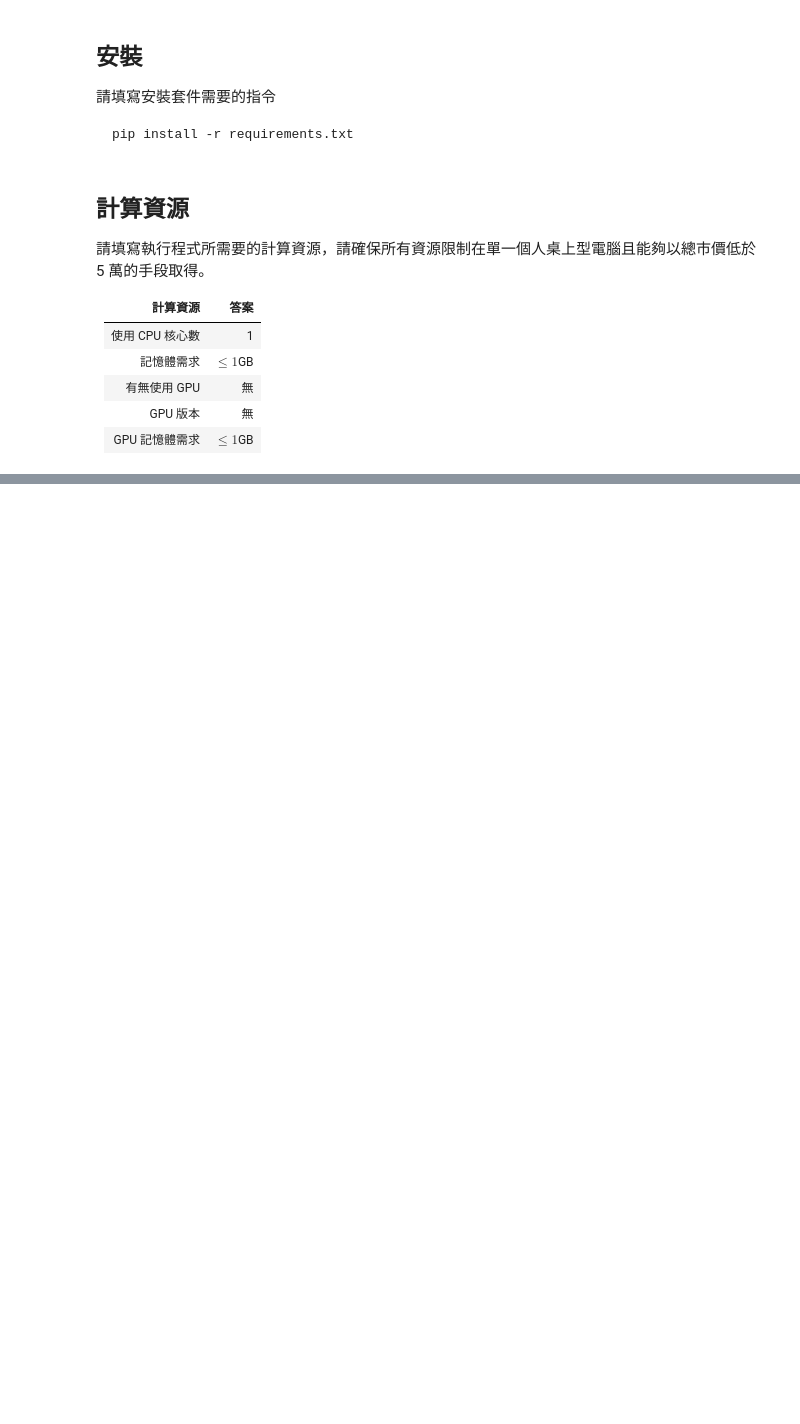
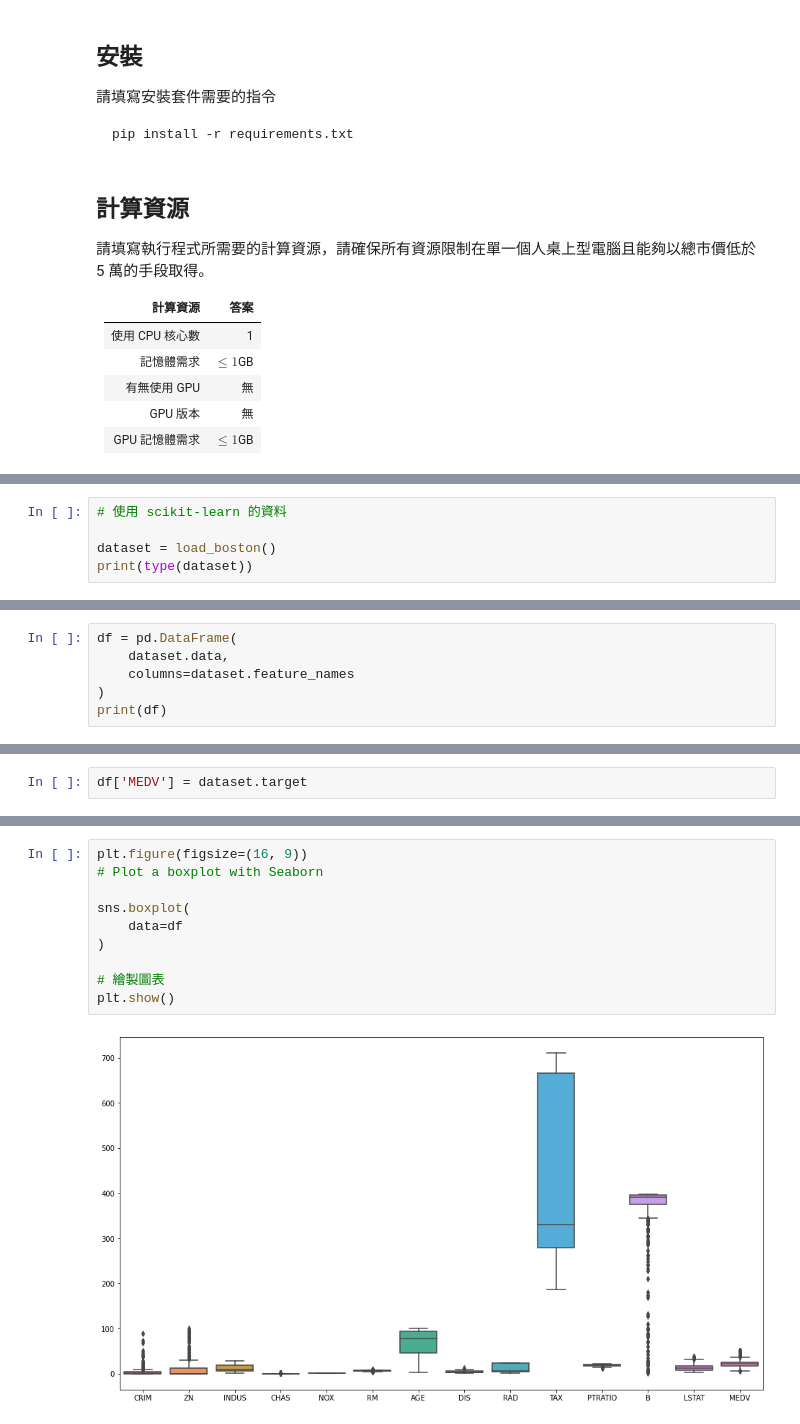
Before and after one commit to KevinLuuuuu/Data-Analysis, a Jupyter notebook: FDA_HW2/main.ipynb, the cells around one changed output, grey strips where cells are left out. Drawn from its saved outputs; the diff is of its cells as text; blank space fills up the shorter version.

```diff
--- a/FDA_HW2/main.ipynb
+++ b/FDA_HW2/main.ipynb
@@ -887,0 +139,5 @@ Kaggle Public Leaderboard : Top 3 % (1406/50374)
+# %%
+# 使用 scikit-learn 的資料
+
+dataset = load_boston()
+print(type(dataset))
@@ -887,0 +157,6 @@ Kaggle Public Leaderboard : Top 3 % (1406/50374)
+# %%
+df = pd.DataFrame(
+    dataset.data,
+    columns=dataset.feature_names
+)
+print(df)
@@ -887,0 +185,2 @@ Kaggle Public Leaderboard : Top 3 % (1406/50374)
+# %%
+df['MEDV'] = dataset.target
@@ -887,0 +226,12 @@ Kaggle Public Leaderboard : Top 3 % (1406/50374)
+# %%
+plt.figure(figsize=(16, 9))
+# Plot a boxplot with Seaborn
+
+sns.boxplot(
+    data=df
+)
+
+# 繪製圖表
+plt.show()
+# %% [output]
+[figure, added]
```
Also changed, not shown: parts of 87 cells of this notebook.
